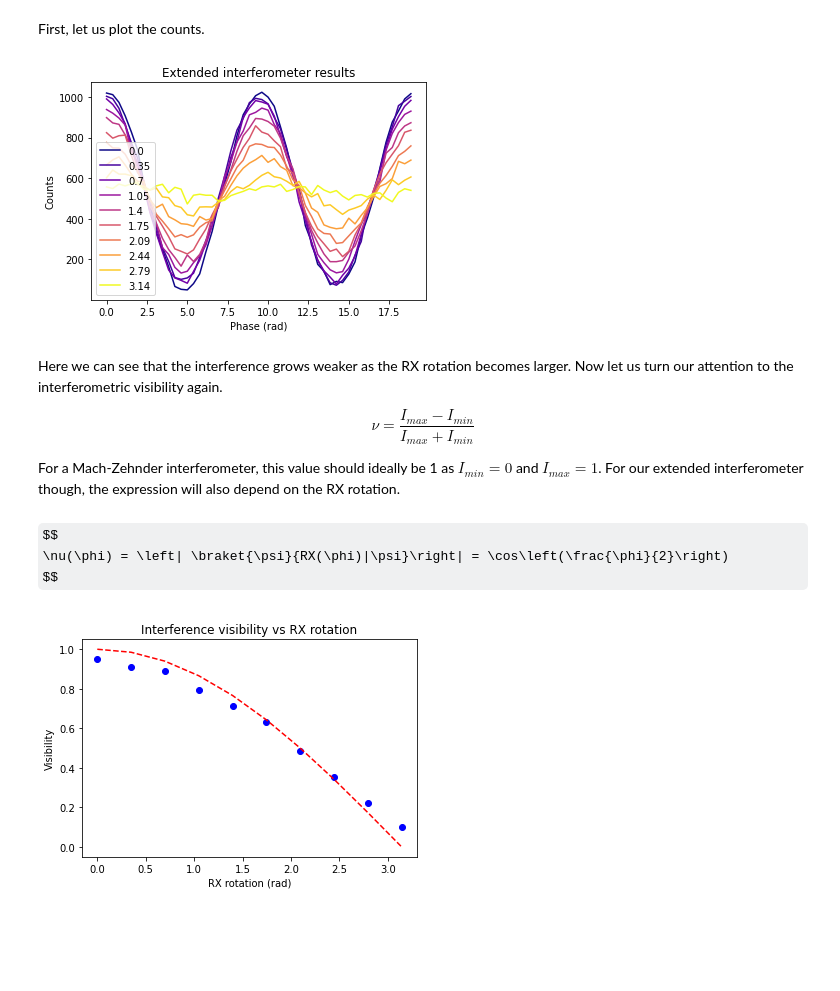
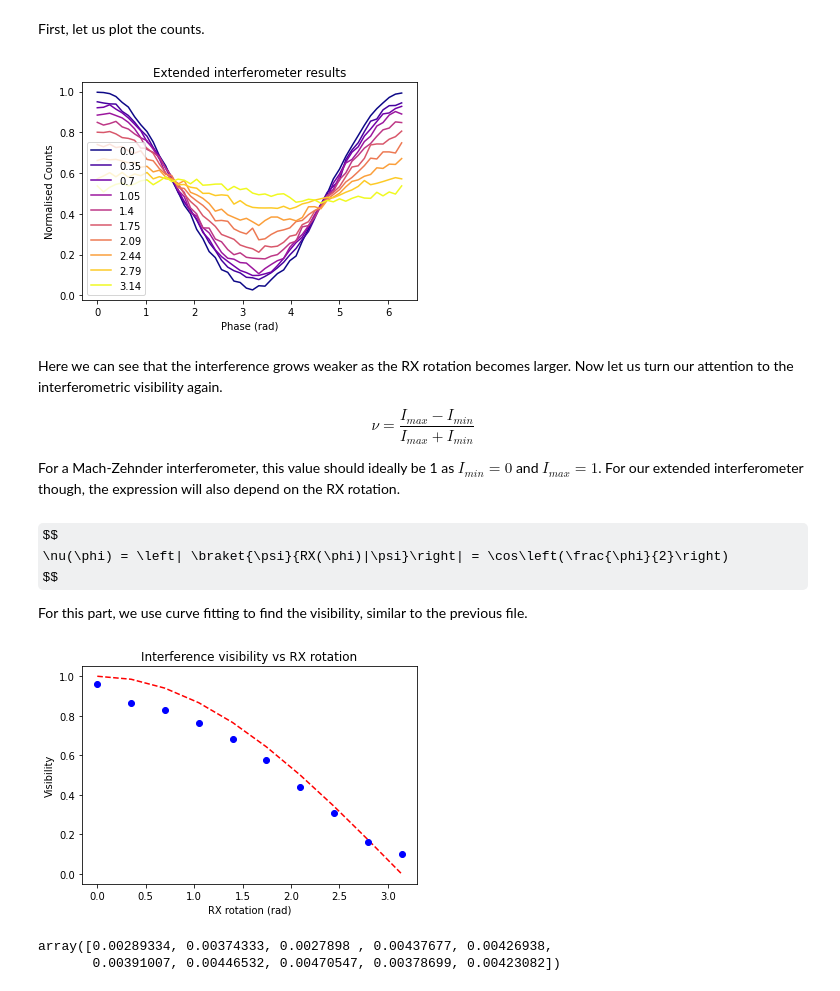
Before and after one commit to PeterSidajaya/PC5228-analysis, a Jupyter notebook: PC5228_analysis_extended.ipynb, the cells around one changed output. Saved outputs shown, nothing was run; the diff lists cells and outputs as text; code cells hidden in the pictures; some formulas as TeX source; blank space fills up the shorter version.

```diff
--- a/PC5228_analysis_extended.ipynb
+++ b/PC5228_analysis_extended.ipynb
@@ -12,25 +13,25 @@ First, let us plot the counts.
 # %%
 phase_steps = 50
 rot_steps = 10
-phases = np.linspace(0, 6*np.pi, num=phase_steps)
+phases = np.linspace(0, 2*np.pi, num=phase_steps)
 rots = np.linspace(0, np.pi, num=rot_steps)
 
 cmap = matplotlib.cm.get_cmap('plasma')
 data = np.ndarray((rot_steps, phase_steps, 2))
 
 for i in range(rot_steps):
     data[i,:,:] = np.loadtxt('data_extended//data_{}.txt'.format(i))
     rot = rots[i]
     rgba = cmap(rot/np.pi)
-    plt.plot(phases, data[i,:,0], color=rgba, label=round(rot,2))
+    plt.plot(phases, data[i,:,0]/2048, color=rgba, label=round(rot,2))
 
 plt.title('Extended interferometer results')
 plt.xlabel('Phase (rad)')
-plt.ylabel('Counts')
+plt.ylabel('Normalised Counts')
 plt.legend(loc='best')
 plt.show()
 # %% [output]
-[figure, old version]
+[figure, new version]
 # %% [markdown]
 Here we can see that the interference grows weaker as the RX rotation becomes larger. Now let us turn our attention to the interferometric visibility again.
 
@@ -45,22 +46,36 @@ $$\newcommand{\braket}[2]{\left\langle{#1}\middle|{#2}\right\rangle}$$
 $$
 \nu(\phi) = \left| \braket{\psi}{RX(\phi)|\psi}\right| = \cos\left(\frac{\phi}{2}\right)
 $$
+
+For this part, we use curve fitting to find the visibility, similar to the previous file.
 # %%
 def visibility(counts):
-    max_counts = max(counts)
-    min_counts = min(counts)
-    return (max_counts - min_counts) / (max_counts + min_counts)
+    def fit(x, v, d1, d2):
+        return 1/2 * (1 + v * np.cos(x + d1)) + d2
+
+    # Fit the data
+    pars, cov = curve_fit(f=fit, xdata=phases, ydata=counts/2048, p0=[100, 0, 0], bounds=(-np.inf, np.inf))
+
+    # Get the standard deviations of the parameters (square roots of the # diagonal of the covariance)
+    stdevs = np.sqrt(np.diag(cov))
+    return (pars[0], stdevs[0])
 
 vis = np.ndarray((rot_steps))
+std_vis = np.ndarray((rot_steps))
 for i in range(rot_steps):
     rot = rots[i]
-    vis[i] = 0.5 * visibility(data[i,:,0]) + 0.5 * visibility(data[i,:,1])
+    vis[i], std_vis[i] = visibility(data[i,:,0])
 
-plt.plot(rots, vis, 'bo')
+plt.errorbar(rots, vis, yerr=std_vis, fmt='bo')
 plt.plot(rots, np.cos(rots/2), 'r--')
 plt.xlabel('RX rotation (rad)')
 plt.ylabel('Visibility')
 plt.title('Interference visibility vs RX rotation')
 plt.show()
 # %% [output]
-[figure, old version]
+[figure, new version]
+# %%
+std_vis
+# %% [output]
+array([0.00289334, 0.00374333, 0.0027898 , 0.00437677, 0.00426938,
+       0.00391007, 0.00446532, 0.00470547, 0.00378699, 0.00423082])
```
Also changed, not shown: parts of 1 cell of this notebook, 1 other file.
